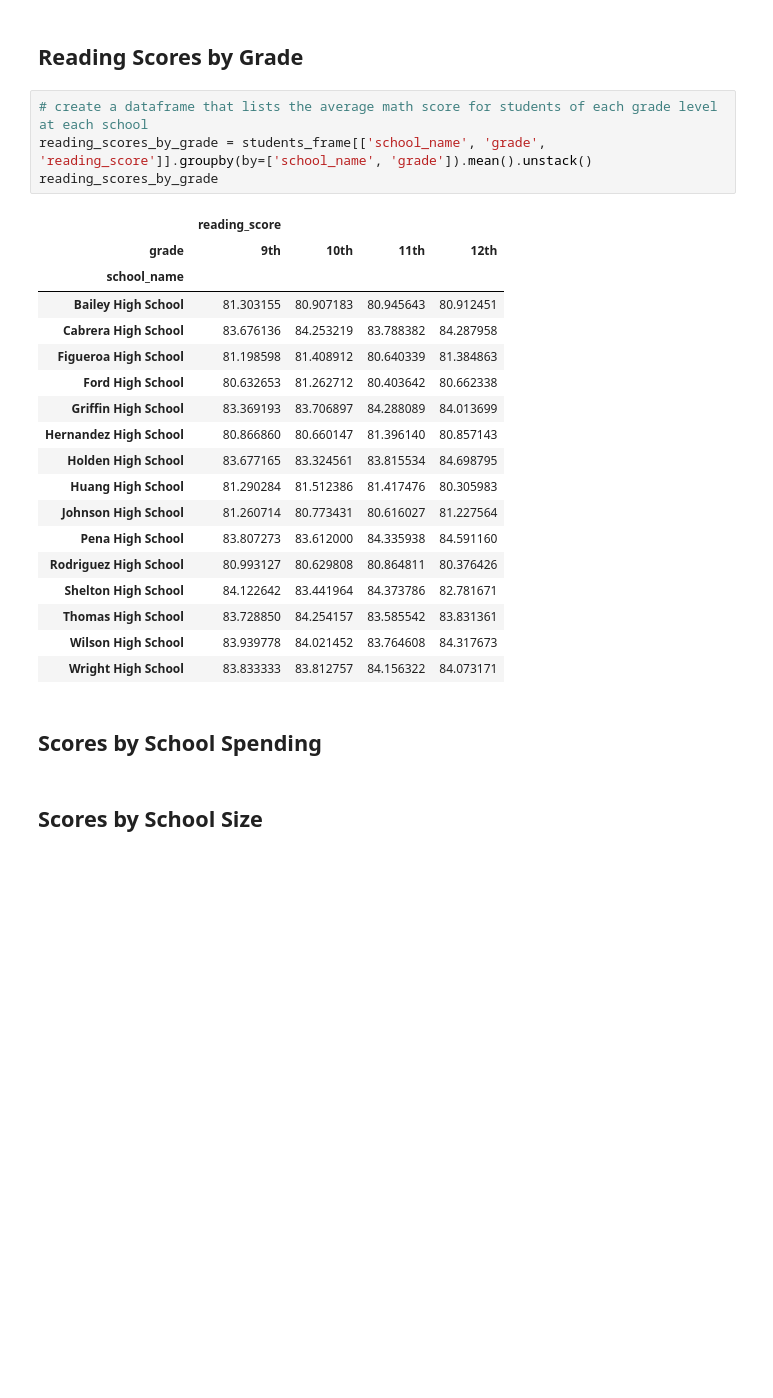
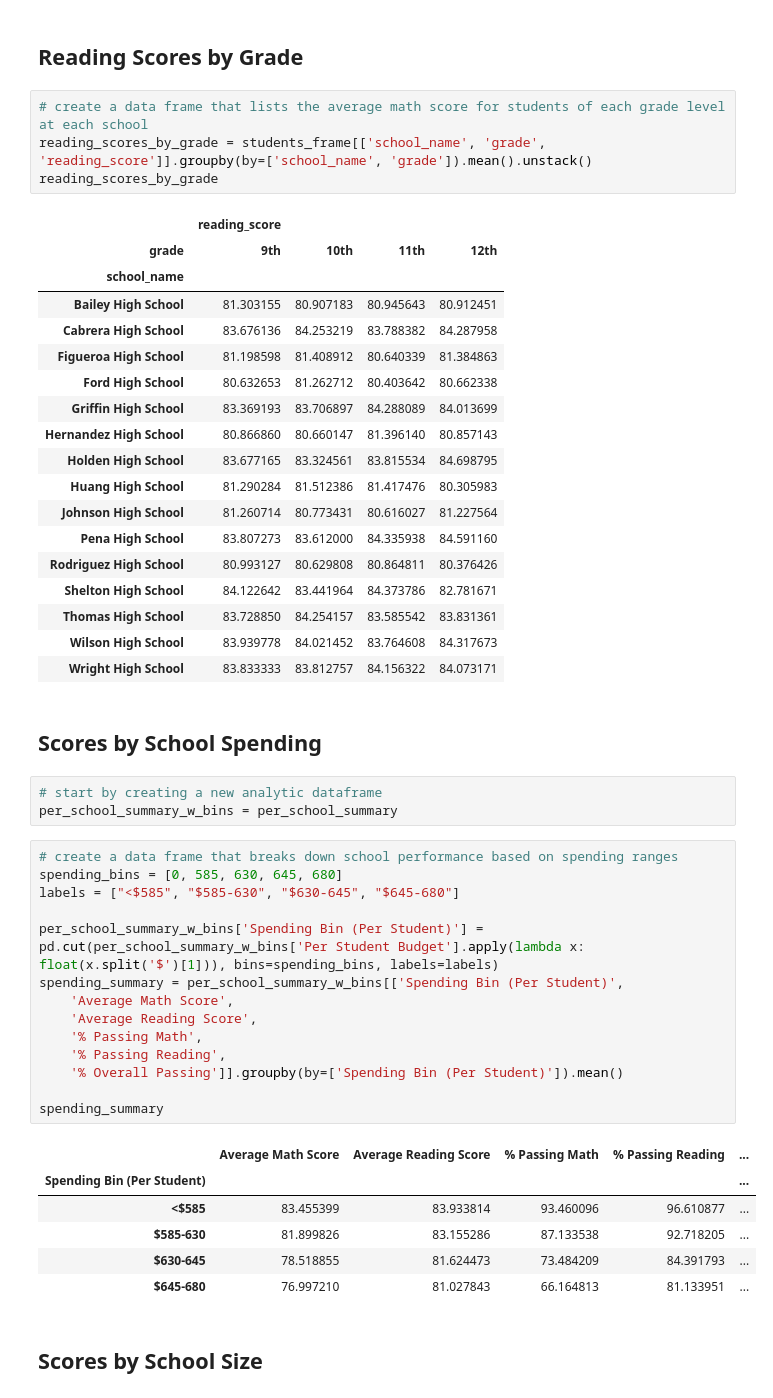
Before and after one commit to dmldatasci/pandas-challenge, a Jupyter notebook: PyCitySchools/PyCitySchools.ipynb, the cells around one changed output. Drawn from its saved outputs; the diff is of its cells as text; blank space fills up the shorter version.

Commit message:
Completed all analytical exercises.

```diff
--- a/PyCitySchools/PyCitySchools.ipynb
+++ b/PyCitySchools/PyCitySchools.ipynb
@@ -331,7 +331,7 @@ math_scores_by_grade
 # %% [markdown]
 ## Reading Scores by Grade
 # %%
-# create a dataframe that lists the average math score for students of each grade level at each school
+# create a data frame that lists the average math score for students of each grade level at each school
 reading_scores_by_grade = students_frame[['school_name', 'grade', 'reading_score']].groupby(by=['school_name', 'grade']).mean().unstack()
 reading_scores_by_grade
 # %% [output]
@@ -355,5 +355,29 @@ reading_scores_by_grade
 | Wright High School | 83.833333 | 83.812757 | 84.156322 | 84.073171 |
 # %% [markdown]
 ## Scores by School Spending
+# %%
+# start by creating a new analytic dataframe
+per_school_summary_w_bins = per_school_summary
+# %%
+# create a data frame that breaks down school performance based on spending ranges
+spending_bins = [0, 585, 630, 645, 680]
+labels = ["<$585", "$585-630", "$630-645", "$645-680"]
+
+per_school_summary_w_bins['Spending Bin (Per Student)'] = pd.cut(per_school_summary_w_bins['Per Student Budget'].apply(lambda x: float(x.split('$')[1])), bins=spending_bins, labels=labels)
+spending_summary = per_school_summary_w_bins[['Spending Bin (Per Student)',
+    'Average Math Score',
+    'Average Reading Score',
+    '% Passing Math',
+    '% Passing Reading',
+    '% Overall Passing']].groupby(by=['Spending Bin (Per Student)']).mean()
+
+spending_summary
+# %% [output]
+|  | Average Math Score | Average Reading Score | % Passing Math | % Passing Reading | ... |
+| Spending Bin (Per Student) |  |  |  |  | ... |
+| <$585 | 83.455399 | 83.933814 | 93.460096 | 96.610877 | ... |
+| $585-630 | 81.899826 | 83.155286 | 87.133538 | 92.718205 | ... |
+| $630-645 | 78.518855 | 81.624473 | 73.484209 | 84.391793 | ... |
+| $645-680 | 76.997210 | 81.027843 | 66.164813 | 81.133951 | ... |
 # %% [markdown]
 ## Scores by School Size
```
Also changed, not shown: parts of 3 cells of this notebook.
